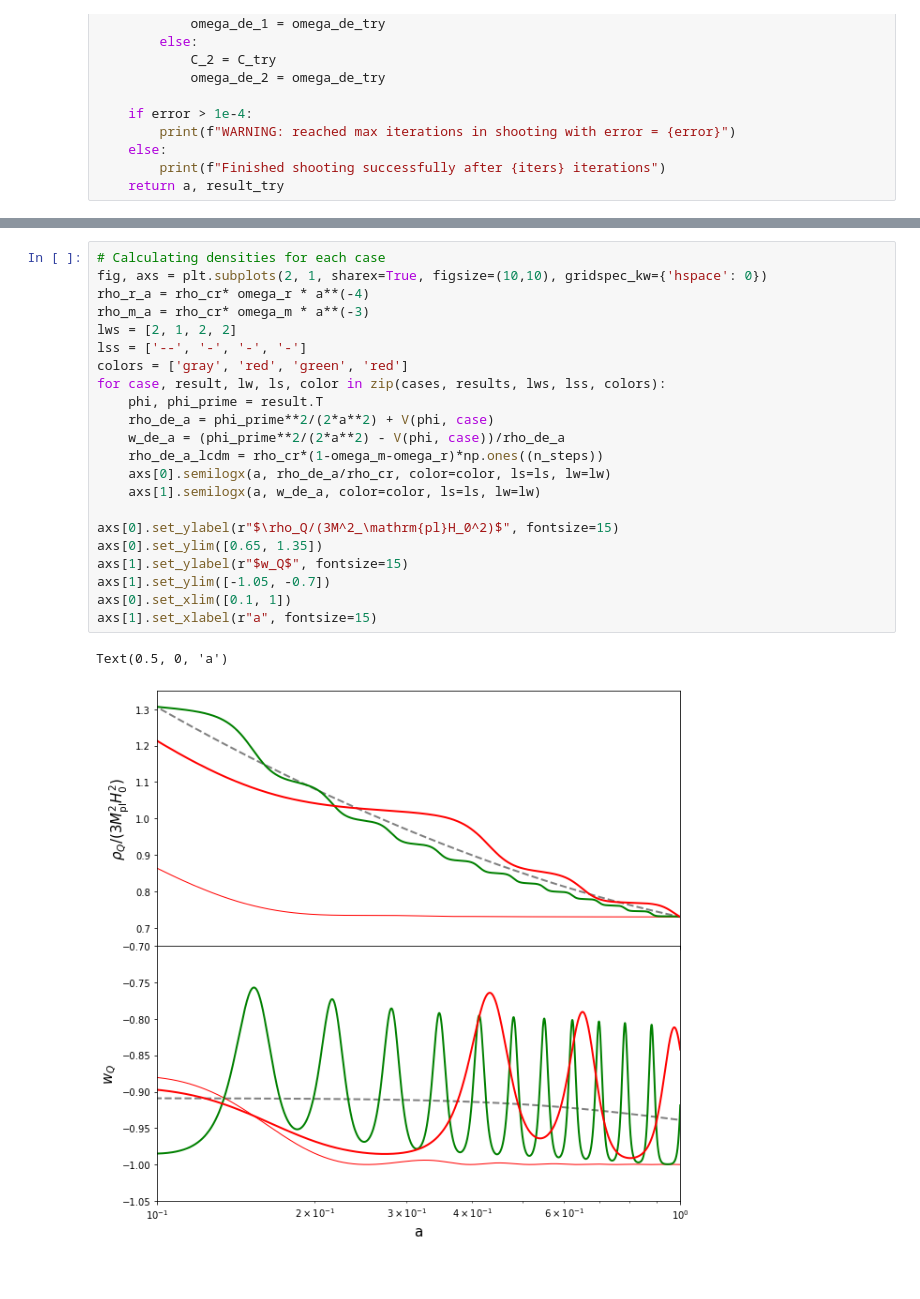
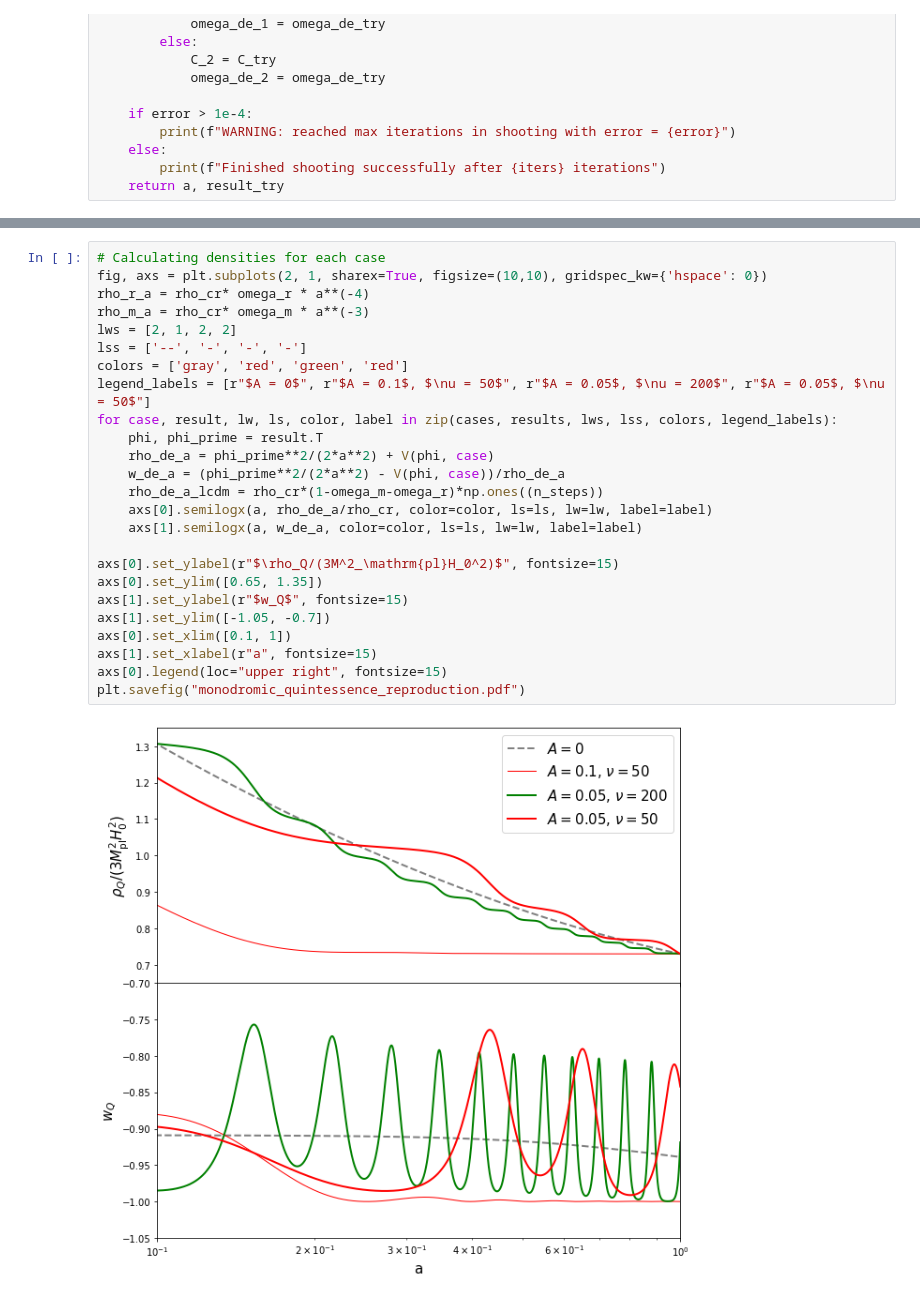
Before and after one commit to joaoreboucas1/ISF, a Jupyter notebook: Monodromic_Quintessence.ipynb, the cells around one changed output, grey strips where cells are left out. Saved outputs shown, nothing was run; the diff lists cells and outputs as text; blank space fills up the shorter version.

Commit message:
Adding reproduction

```diff
--- a/Monodromic_Quintessence.ipynb
+++ b/Monodromic_Quintessence.ipynb
@@ -215,25 +215,27 @@ Finished shooting successfully after 3 iterations
 # %%
 # Calculating densities for each case
 fig, axs = plt.subplots(2, 1, sharex=True, figsize=(10,10), gridspec_kw={'hspace': 0})
 rho_r_a = rho_cr* omega_r * a**(-4)
 rho_m_a = rho_cr* omega_m * a**(-3)
 lws = [2, 1, 2, 2]
 lss = ['--', '-', '-', '-']
 colors = ['gray', 'red', 'green', 'red']
-for case, result, lw, ls, color in zip(cases, results, lws, lss, colors):
+legend_labels = [r"$A = 0$", r"$A = 0.1$, $\nu = 50$", r"$A = 0.05$, $\nu = 200$", r"$A = 0.05$, $\nu = 50$"]
+for case, result, lw, ls, color, label in zip(cases, results, lws, lss, colors, legend_labels):
 	phi, phi_prime = result.T
 	rho_de_a = phi_prime**2/(2*a**2) + V(phi, case)
 	w_de_a = (phi_prime**2/(2*a**2) - V(phi, case))/rho_de_a
 	rho_de_a_lcdm = rho_cr*(1-omega_m-omega_r)*np.ones((n_steps))
-	axs[0].semilogx(a, rho_de_a/rho_cr, color=color, ls=ls, lw=lw)
-	axs[1].semilogx(a, w_de_a, color=color, ls=ls, lw=lw)
+	axs[0].semilogx(a, rho_de_a/rho_cr, color=color, ls=ls, lw=lw, label=label)
+	axs[1].semilogx(a, w_de_a, color=color, ls=ls, lw=lw, label=label)
 
 axs[0].set_ylabel(r"$\rho_Q/(3M^2_\mathrm{pl}H_0^2)$", fontsize=15)
 axs[0].set_ylim([0.65, 1.35])
 axs[1].set_ylabel(r"$w_Q$", fontsize=15)
 axs[1].set_ylim([-1.05, -0.7])
 axs[0].set_xlim([0.1, 1])
 axs[1].set_xlabel(r"a", fontsize=15)
+axs[0].legend(loc="upper right", fontsize=15)
+plt.savefig("monodromic_quintessence_reproduction.pdf")
 # %% [output]
-Text(0.5, 0, 'a')
-[figure, old version]
+[figure, new version]
```
Also changed, not shown: parts of 8 cells of this notebook, 1 other file.
